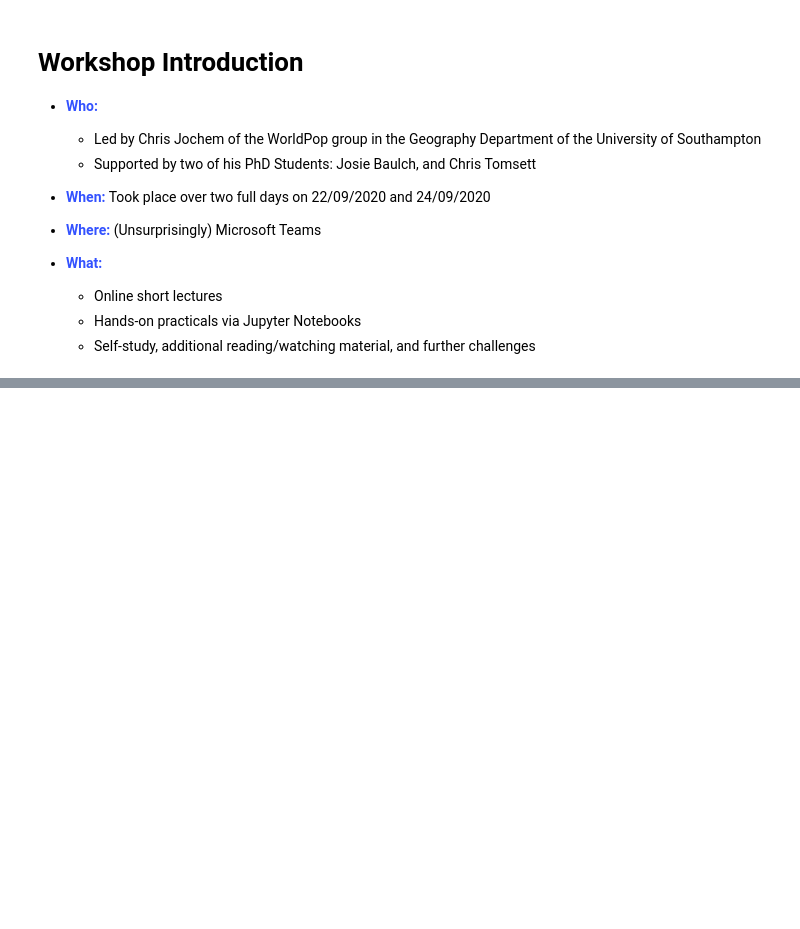
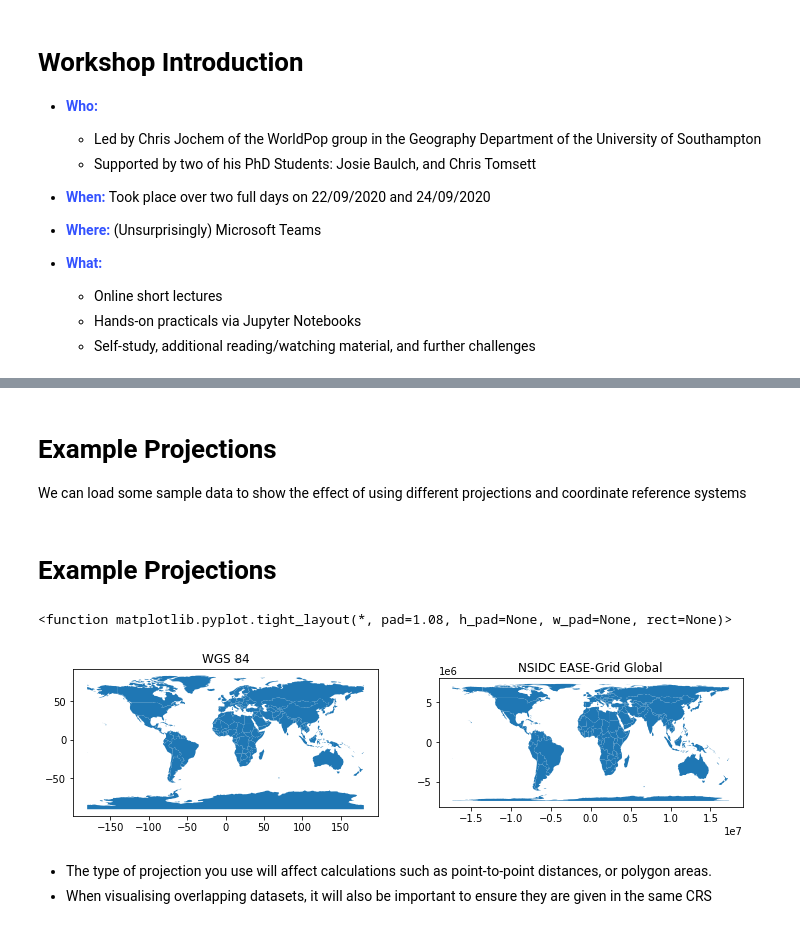
Before and after one commit to liamtope/py-geospatial-2020, a Jupyter notebook: ngcm-presentation/py-geospatial-slides.ipynb, the cells around one changed output, grey strips where cells are left out. Saved outputs shown, nothing was run; the diff lists cells and outputs as text; code cells hidden in the pictures; blank space fills up the shorter version.

Commit message:
Up to slides with cleaning and combining datasets

```diff
--- a/ngcm-presentation/py-geospatial-slides.ipynb
+++ b/ngcm-presentation/py-geospatial-slides.ipynb
@@ -51,0 +140,37 @@ div.text_cell_render {
+# %% [markdown]
+# Example Projections
+
+We can load some sample data to show the effect of using different projections and coordinate reference systems
+# %%
+# read in a sample dataset
+world = gpd.read_file(gpd.datasets.get_path('naturalearth_lowres'))
+
+'''
+Project dataset to different coordinate systems
+'''
+# EPSG:3410 NSIDC EASE-Grid Global
+world_nsidc = world.to_crs(epsg=3410)
+# UTM zone centered on Southampton
+world_utm = world.to_crs(32630)
+# %% [markdown]
+# Example Projections
+# %%
+from matplotlib import pyplot as plt
+
+fig, (ax1, ax2) = plt.subplots(nrows=1, ncols=2, figsize=(12, 8))
+# plot the original data
+world.plot(ax=ax1)
+ax1.set_title("WGS 84")
+
+# plot the reprojected data
+world_nsidc.plot(ax=ax2)
+ax2.set_title("NSIDC EASE-Grid Global")
+
+# remove whitespace
+plt.tight_layout
+# %% [output]
+<function matplotlib.pyplot.tight_layout(*, pad=1.08, h_pad=None, w_pad=None, rect=None)>
+[figure, added]
+# %% [markdown]
+* The type of projection you use will affect calculations such as point-to-point distances, or polygon areas.
+* When visualising overlapping datasets, it will also be important to ensure they are given in the same CRS
```
Also changed, not shown: parts of 21 cells of this notebook.
